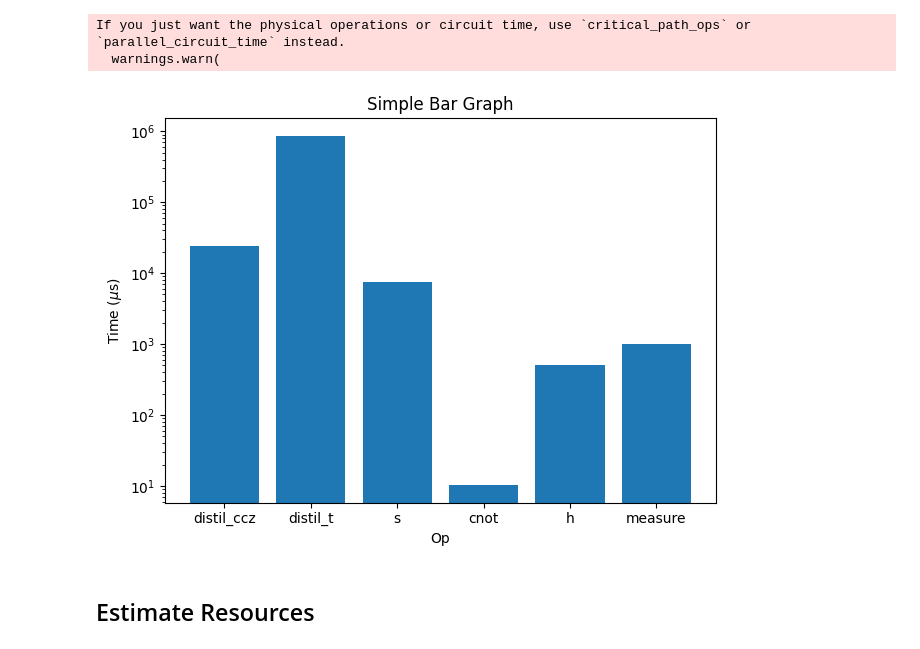
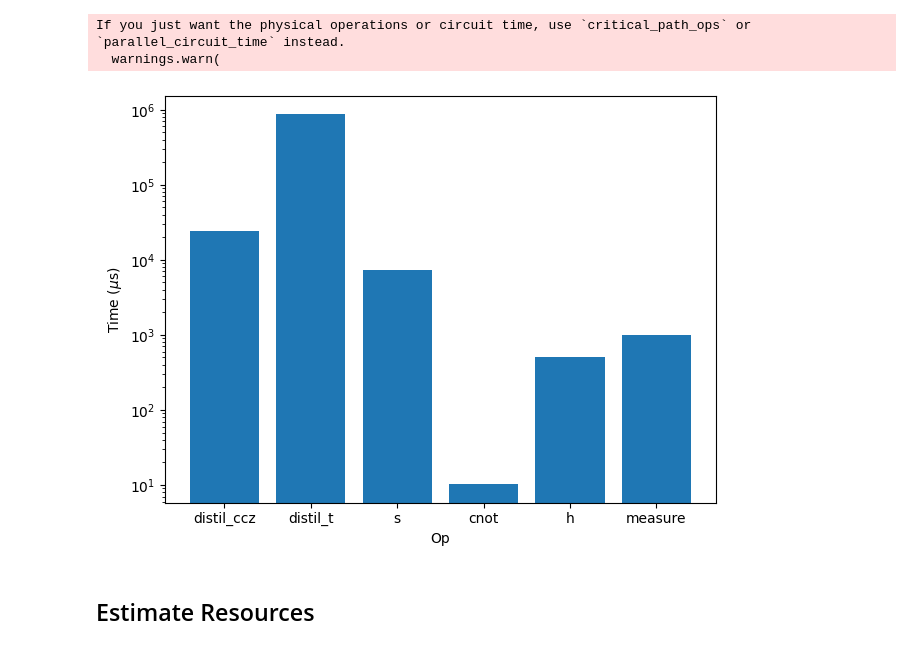
Before and after one commit to Infleqtion/resource-superstaq, a Jupyter notebook: notebooks/using_distillation.ipynb, the cells around one changed output. Drawn from its saved outputs; the diff is of its cells as text; code cells hidden in the pictures.

```diff
--- a/notebooks/using_distillation.ipynb
+++ b/notebooks/using_distillation.ipynb
@@ -141,28 +141,28 @@ If you just want the physical operations or circuit time, use `critical_path_ops
 # %%
 # We see distil_t is the largest cost in time
 op_times = [ssm._distil_ccz_cost["op_time"],
  ssm._distil_t_cost['op_time'],
  ssm._s_cost["op_time"],
  ssm._cnot_cost["op_time"],
  ssm._h_cost["op_time"],
  ssm._measure_cost["op_time"],
 ]
 op_names = ['distil_ccz',
             'distil_t',
             's',
             'cnot',
             'h',
             'measure',]
 f, ax = plt.subplots()
 ax.bar(op_names, op_times)
 ax.set_xlabel("Op")
 ax.set_ylabel(r"Time ($\mu$s)")
-ax.set_title("Simple Bar Graph")
+# ax.set_title("Simple Bar Graph")
 ax.set_yscale('log')
 plt.tight_layout()
 plt.show()
 # %% [output]
-[figure, old version]
+[figure, new version]
 # %% [markdown]
 ## Estimate Resources
 # %%
```
